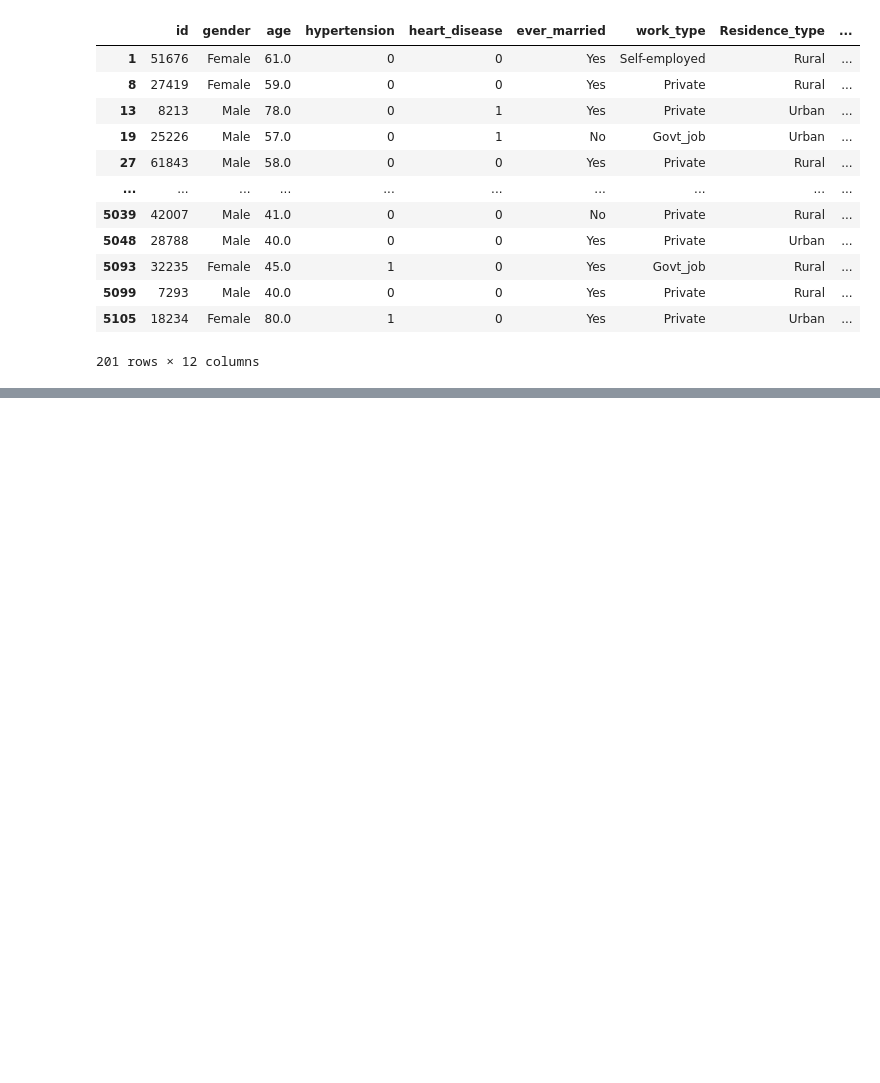
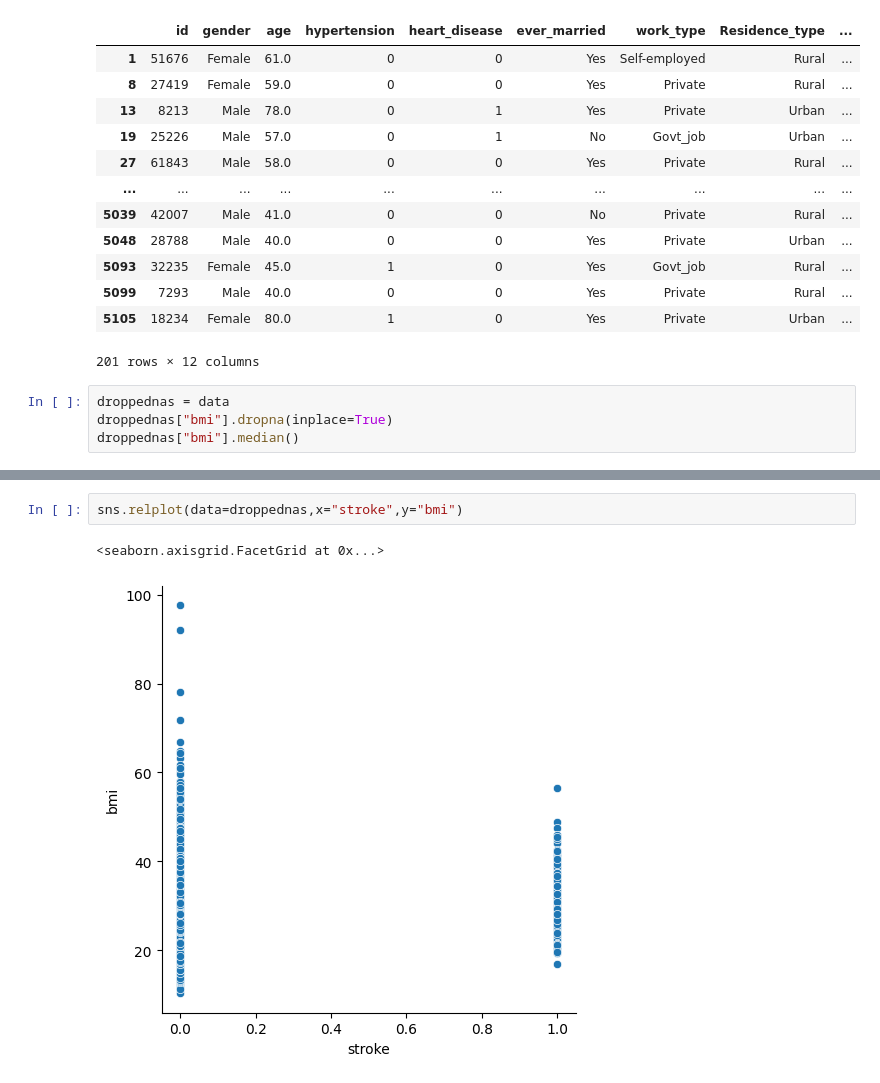
Before and after one commit to Flxp49/ds-stroke-analysis, a Jupyter notebook: notebook.ipynb, the cells around one changed output, grey strips where cells are left out. Saved outputs shown, nothing was run; the diff lists cells and outputs as text; blank space fills up the shorter version.

```diff
--- a/notebook.ipynb
+++ b/notebook.ipynb
@@ -88,3 +89,7 @@ data[data["bmi"].isna()]
 | 5099 | 7293 | Male | 40.0 | 0 | 0 | Yes | Private | Rural | ... |
 | 5105 | 18234 | Female | 80.0 | 1 | 0 | Yes | Private | Urban | ... |
 201 rows × 12 columns
+# %%
+droppednas = data
+droppednas["bmi"].dropna(inplace=True)
+droppednas["bmi"].median()
@@ -90,0 +164,5 @@ data[data["bmi"].isna()]
+# %%
+sns.relplot(data=droppednas,x="stroke",y="bmi")
+# %% [output]
+<seaborn.axisgrid.FacetGrid at 0x...>
+[figure, added]
```
Also changed, not shown: parts of 7 cells of this notebook.
